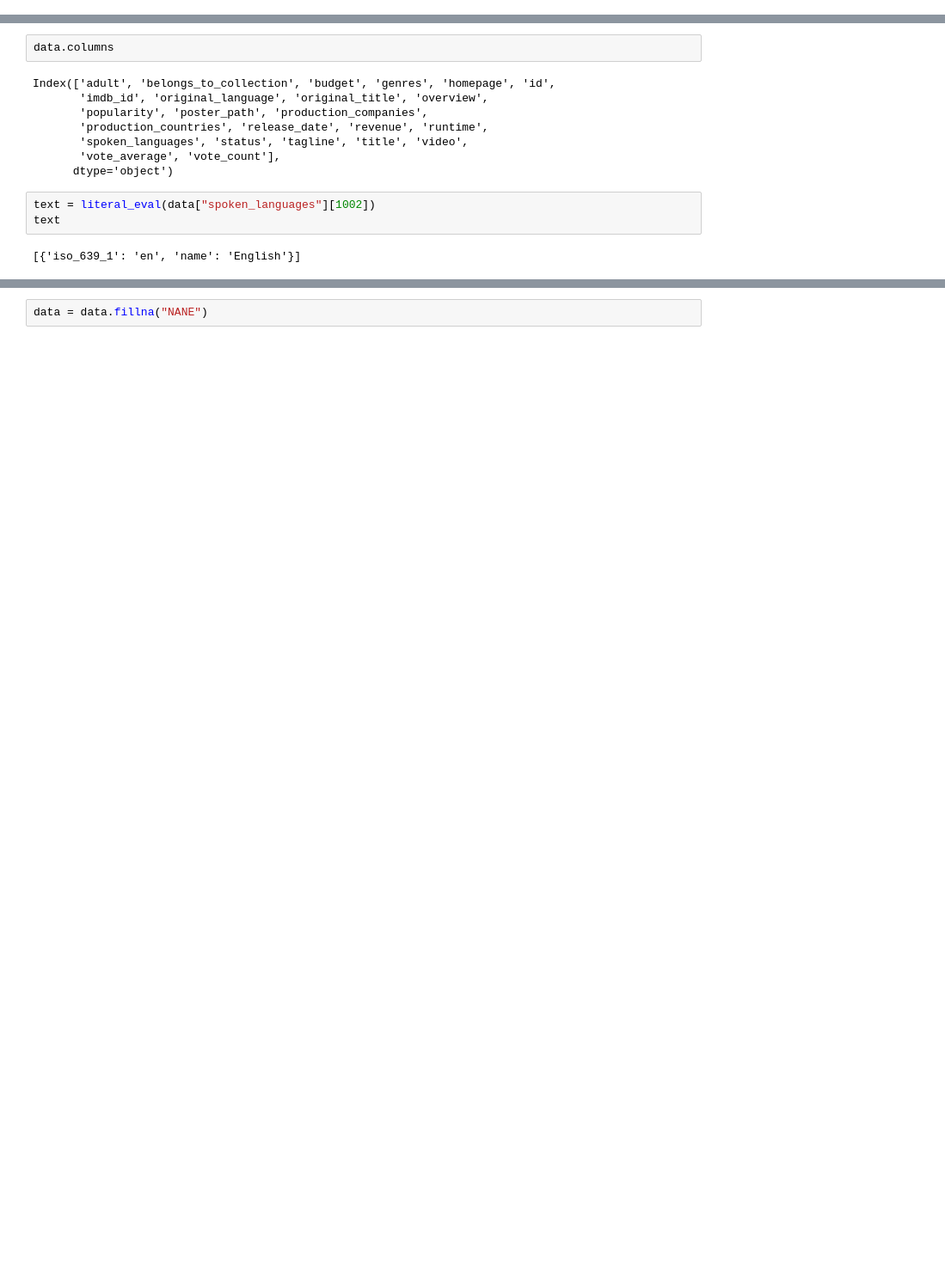
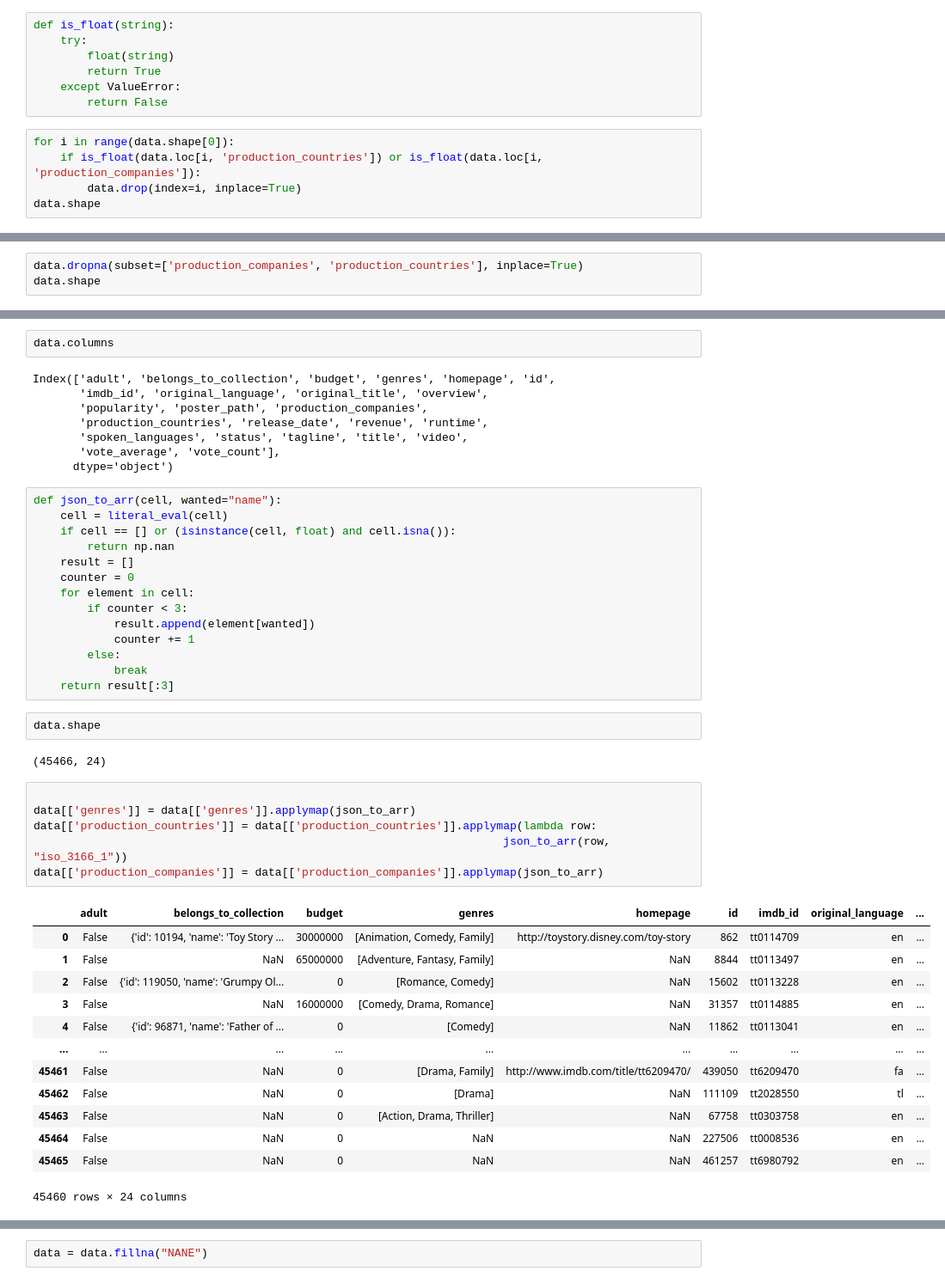
Before and after one commit to MohammadRouintan/Movie-Recommender-System, a Jupyter notebook: chnageData.ipynb, the cells around one changed output, grey strips where cells are left out. Shown at 86% size. Saved outputs shown, nothing was run; the diff lists cells and outputs as text; blank space fills up the shorter version.

Commit message:
convert json to col

```diff
--- a/chnageData.ipynb
+++ b/chnageData.ipynb
@@ -115,3 +115,15 @@ data
 | 45464 | False | NaN | 0 | [] | NaN | 227506 | tt0008536 | en | ... |
 | 45465 | False | NaN | 0 | [] | NaN | 461257 | tt6980792 | en | ... |
 45466 rows × 24 columns
+# %%
+def is_float(string):
+    try:
+        float(string)
+        return True
+    except ValueError:
+        return False
+# %%
+for i in range(data.shape[0]):
+    if is_float(data.loc[i, 'production_countries']) or is_float(data.loc[i, 'production_companies']):
+        data.drop(index=i, inplace=True)
+data.shape
@@ -117,0 +132,3 @@ data
+# %%
+data.dropna(subset=['production_companies', 'production_countries'], inplace=True)
+data.shape
@@ -125,8 +144,41 @@ Index(['adult', 'belongs_to_collection', 'budget', 'genres', 'homepage', 'id',
        'spoken_languages', 'status', 'tagline', 'title', 'video',
        'vote_average', 'vote_count'],
       dtype='object')
-# %%
-text = literal_eval(data["spoken_languages"][1002])
-text
-# %% [output]
-[{'iso_639_1': 'en', 'name': 'English'}]
+# %%
+def json_to_arr(cell, wanted="name"):
+    cell = literal_eval(cell)
+    if cell == [] or (isinstance(cell, float) and cell.isna()):
+        return np.nan
+    result = []
+    counter = 0
+    for element in cell:
+        if counter < 3:
+            result.append(element[wanted])
+            counter += 1
+        else:
+            break
+    return result[:3]
+# %%
+data.shape
+# %% [output]
+(45466, 24)
+# %%
+
+data[['genres']] = data[['genres']].applymap(json_to_arr)
+data[['production_countries']] = data[['production_countries']].applymap(lambda row:
+                                                                      json_to_arr(row, "iso_3166_1"))
+data[['production_companies']] = data[['production_companies']].applymap(json_to_arr)
+# %% [output]
+|  | adult | belongs_to_collection | budget | genres | homepage | id | imdb_id | original_language | ... |
+| 0 | False | {'id': 10194, 'name': 'Toy Story ... | 30000000 | [Animation, Comedy, Family] | http://toystory.disney.com/toy-story | 862 | tt0114709 | en | ... |
+| 1 | False | NaN | 65000000 | [Adventure, Fantasy, Family] | NaN | 8844 | tt0113497 | en | ... |
+| 2 | False | {'id': 119050, 'name': 'Grumpy Ol... | 0 | [Romance, Comedy] | NaN | 15602 | tt0113228 | en | ... |
+| 3 | False | NaN | 16000000 | [Comedy, Drama, Romance] | NaN | 31357 | tt0114885 | en | ... |
+| 4 | False | {'id': 96871, 'name': 'Father of ... | 0 | [Comedy] | NaN | 11862 | tt0113041 | en | ... |
+| ... | ... | ... | ... | ... | ... | ... | ... | ... | ... |
+| 45461 | False | NaN | 0 | [Drama, Family] | http://www.imdb.com/title/tt6209470/ | 439050 | tt6209470 | fa | ... |
+| 45462 | False | NaN | 0 | [Drama] | NaN | 111109 | tt2028550 | tl | ... |
+| 45463 | False | NaN | 0 | [Action, Drama, Thriller] | NaN | 67758 | tt0303758 | en | ... |
+| 45464 | False | NaN | 0 | NaN | NaN | 227506 | tt0008536 | en | ... |
+| 45465 | False | NaN | 0 | NaN | NaN | 461257 | tt6980792 | en | ... |
+45460 rows × 24 columns
```
Also changed, not shown: parts of 9 cells of this notebook.
